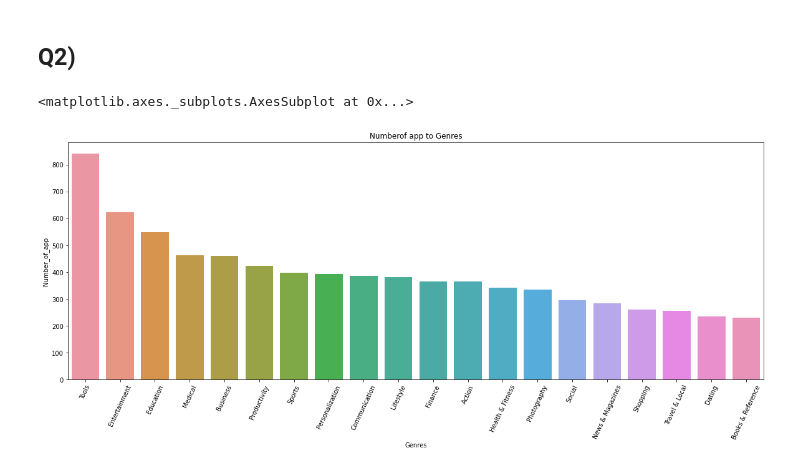
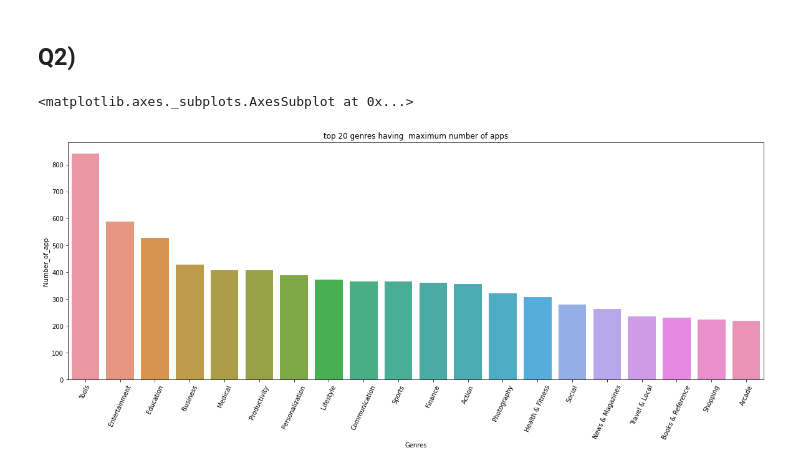
Before and after one commit to Akn-ag/Play-store-app-review-analysis, a Jupyter notebook: Play_Store_App_Review_Analysis_Capstone_Project.ipynb, the cells around one changed output. Saved outputs shown, nothing was run; the diff lists cells and outputs as text; code cells hidden in the pictures.

```diff
--- a/Play_Store_App_Review_Analysis_Capstone_Project.ipynb
+++ b/Play_Store_App_Review_Analysis_Capstone_Project.ipynb
@@ -131,5 +169,5 @@ df1
 # %%
-df1.drop(df1.index[10472],axis=0,inplace=True)
+df1.drop(df1.index[9990],axis=0,inplace=True)
 # %%
 #filling na values using fillna method
 
@@ -144,10 +182,13 @@ df1['Size'] = df1['Size'].apply(lambda x: float(x))
 # %%
 df1['Installs'] = df1['Installs'].apply(lambda x: str(x).replace('+', '') if '+' in str(x) else x)
 df1['Installs'] = df1['Installs'].apply(lambda x: str(x).replace(',', '') if ',' in str(x) else x)
+# %%
+df1["Price"] = df1["Price"].apply(lambda x:x.replace("$","") if "$" in str(x)else x)
 # %%
 df1['Reviews']=pd.to_numeric(df1['Reviews'])
 df1['Installs']=pd.to_numeric(df1['Installs'])
 df1['Size']=pd.to_numeric(df1['Size'])
+df1['Price']=pd.to_numeric(df1['Price'])
 # %%
 df1.describe()
 # %% [output]
@@ -218,17 +367,17 @@ sns.barplot(top_20_genres_by_install.index,top_20_genres_by_install.values)
 # %% [markdown]
 ## Q2)
 # %%
-top_20_apps_by_genres=df1.groupby('Genres')['App'].count().sort_values(ascending=False).head(20)
+top_20_geners_having_maxx_apps=df1.groupby('Genres')['App'].count().sort_values(ascending=False).head(20)
 # %%
 plt.figure(figsize=(20,7))
 plt.xticks(rotation=65)
 plt.xlabel("Genres")
 plt.ylabel("Number_of_app")
-plt.title("Numberof app to Genres")
-sns.barplot(top_20_apps_by_genres.index,top_20_apps_by_genres.values)
+plt.title("top 20 genres having  maximum number of apps")
+sns.barplot(top_20_geners_having_maxx_apps.index,top_20_geners_having_maxx_apps.values)
 # %% [output]
 <matplotlib.axes._subplots.AxesSubplot at 0x...>
-[figure, old version]
+[figure, new version]
 # %%
 top_20_apps_by_=df1.groupby('Genres')['App'].count().sort_values(ascending=False).head(20)
 # %%
```
Also changed, not shown: parts of 52 cells of this notebook.
